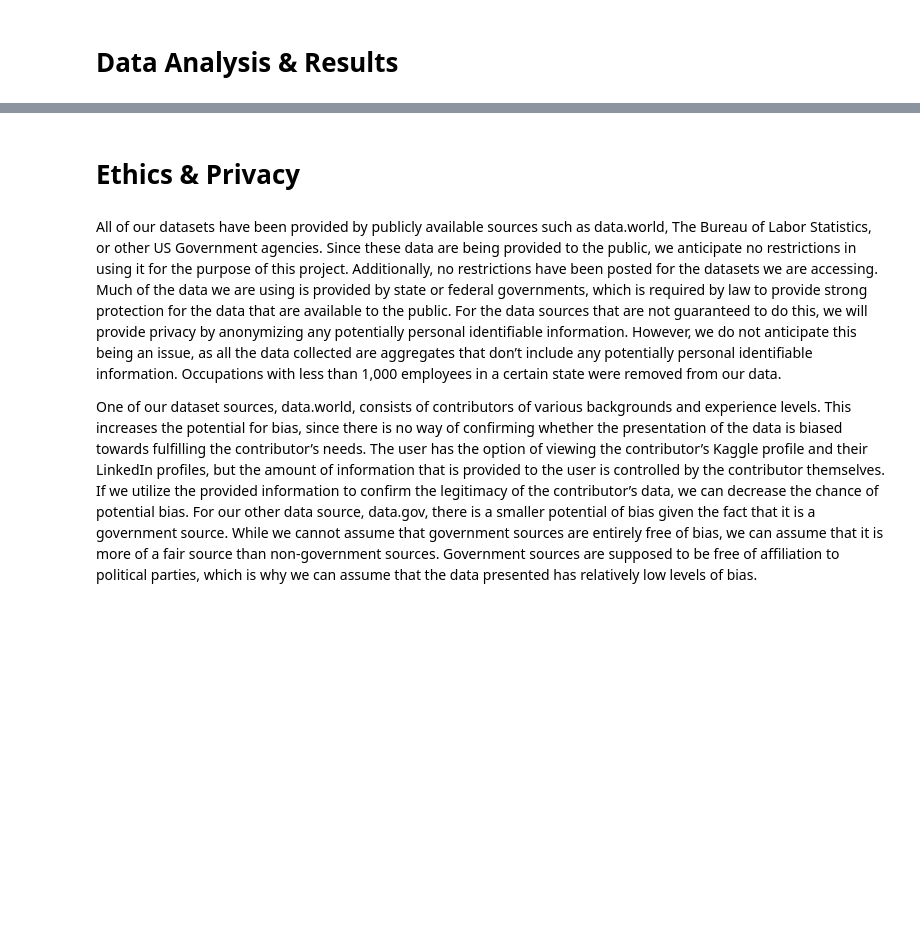
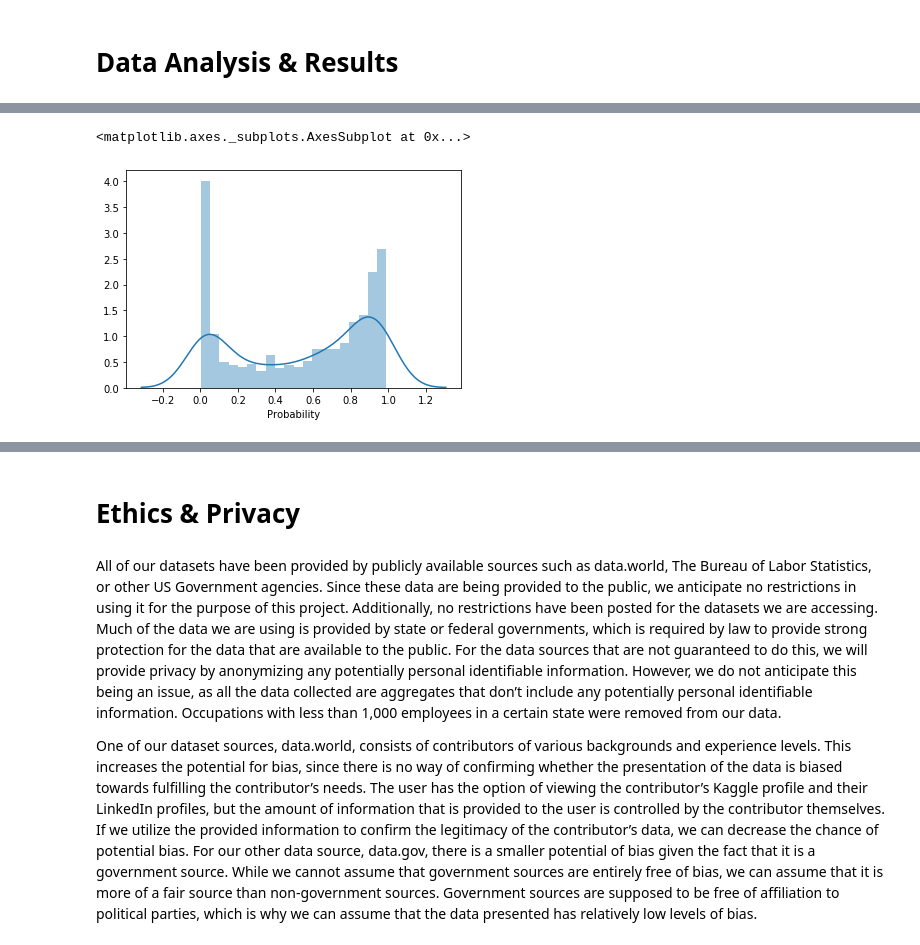
Before and after one commit to COGS108/group11_sp20, a Jupyter notebook: FinalProject_group11.ipynb, the cells around one changed output, grey strips where cells are left out. Cells and saved outputs as stored; diff of their text form; code cells hidden in the pictures; blank space fills up the shorter version.

Commit message:
add final project cleaning/eda/analysis + contributions

```diff
--- a/FinalProject_group11.ipynb
+++ b/FinalProject_group11.ipynb
@@ -109,0 +152,37 @@ Describe your data cleaning steps here.
+# %%
+# Creating the pertinent DataFrames
+df_prob = pd.read_csv('datasets/raw_state_automation_data.csv', encoding='cp1252')
+df_employment = pd.read_excel('datasets/employmentbystate.xls')
+df_wages = pd.read_excel('datasets/wagedata.xlsx')
+
+employment2011 = organize(pd.read_excel('datasets/blsdata/cpsaat11b2011.xlsx'), 2011)
+employment2012 = organize(pd.read_excel('datasets/blsdata/cpsaat11b2012.xlsx'), 2012)
+employment2013 = organize(pd.read_excel('datasets/blsdata/cpsaat11b2013.xlsx'), 2013)
+employment2014 = organize(pd.read_excel('datasets/blsdata/cpsaat11b2014.xlsx'), 2014)
+employment2015 = organize(pd.read_excel('datasets/blsdata/cpsaat11b2015.xlsx'), 2015)
+employment2016 = organize(pd.read_excel('datasets/blsdata/cpsaat11b2016.xlsx'), 2016)
+employment2017 = organize(pd.read_excel('datasets/blsdata/cpsaat11b2017.xlsx'), 2017)
+employment2018 = organize(pd.read_excel('datasets/blsdata/cpsaat11b2018.xlsx'), 2018)
+employment2019 = organize(pd.read_excel('datasets/blsdata/cpsaat11b2019.xlsx'), 2019)
+
+employment = pd.merge(pd.merge(employment2011, employment2012), \
+                      pd.merge(pd.merge(employment2013, pd.merge(employment2014, employment2015)), \
+                               pd.merge(pd.merge(employment2016, employment2017), \
+                                        pd.merge(employment2018, employment2019))))
+# %%
+## Cleaning - occ_by_state
+# Structure main dataset
+df_prob.sort_values(by=['SOC'], inplace=True)
+
+# Standardize Occupation column between datasets
+employment['Occupation'] = employment['Occupation'].apply(lambda x: x.title())
+df_prob['Occupation'] = df_prob['Occupation'].apply(lambda x: x.title())
+
+# Create trimmed dataset
+df_prob_trim = df_prob[['SOC', 'Occupation', 'Probability']]
+
+# Include employment info
+df_prob_trim = pd.merge(df_prob_trim, employment)
+
+# Add percent change based on 2013 to 2019 data
+df_prob_trim['percent_change'] = (df_prob_trim.Total2019 - df_prob_trim.Total2013)/df_prob_trim.Total2013
@@ -116,0 +255,6 @@ Include cells that describe the steps in your data analysis.
+# %%
+# Distribution of probability of automation
+sns.distplot(df_prob.Probability, bins=20)
+# %% [output]
+<matplotlib.axes._subplots.AxesSubplot at 0x...>
+[figure, added]
```
Also changed, not shown: parts of 41 cells of this notebook.
